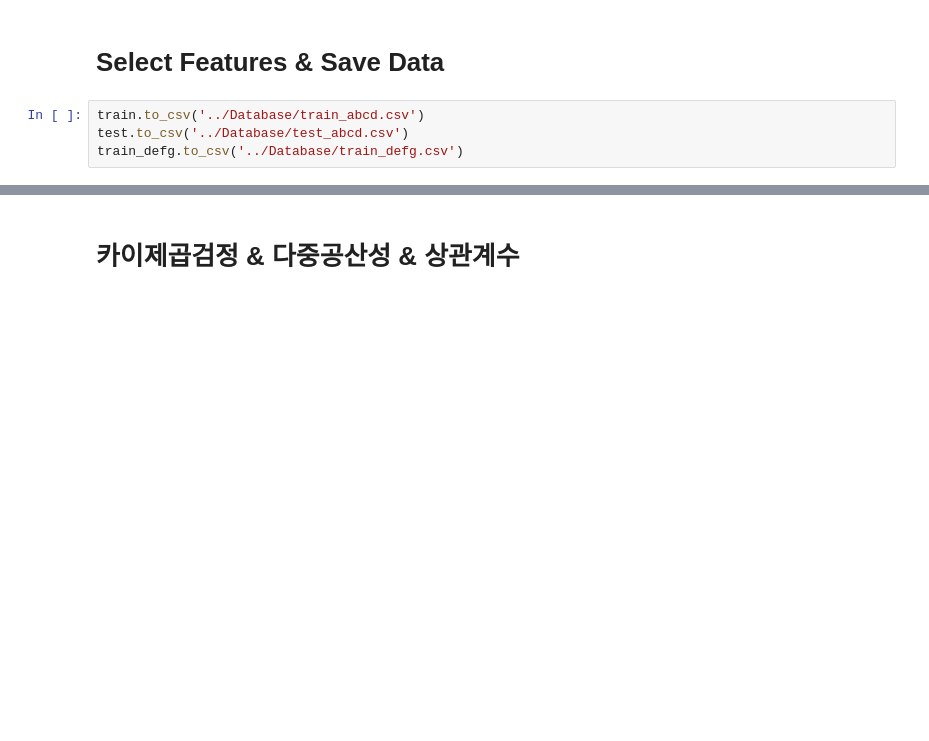
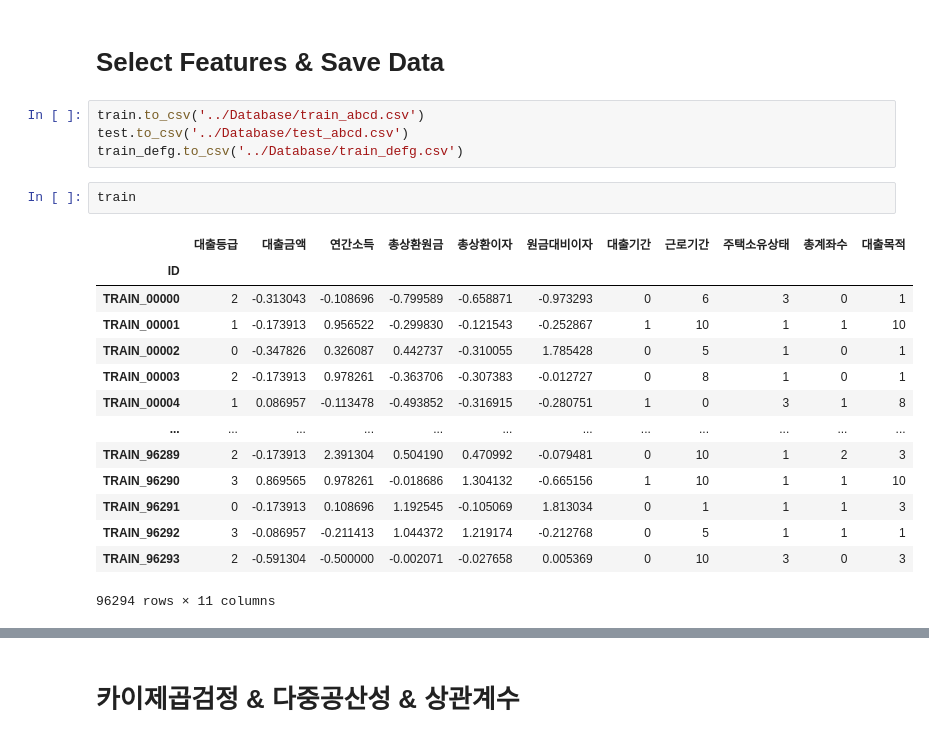
Before and after one commit to kimjuhwan1234/Customer_Loan_Rate_Classification, a Jupyter notebook: Codes/0_Preprocessing.ipynb, the cells around one changed output, grey strips where cells are left out. Saved outputs shown, nothing was run; the diff lists cells and outputs as text; blank space fills up the shorter version.

```diff
--- a/Codes/0_Preprocessing.ipynb
+++ b/Codes/0_Preprocessing.ipynb
@@ -281,3 +307,20 @@ Random Forest Accuracy: 0.8891946622358378
 train.to_csv('../Database/train_abcd.csv')
 test.to_csv('../Database/test_abcd.csv')
 train_defg.to_csv('../Database/train_defg.csv')
+# %%
+train
+# %% [output]
+|  | 대출등급 | 대출금액 | 연간소득 | 총상환원금 | 총상환이자 | 원금대비이자 | 대출기간 | 근로기간 | 주택소유상태 | 총계좌수 | 대출목적 |
+| ID |  |  |  |  |  |  |  |  |  |  |  |
+| TRAIN_00000 | 2 | -0.313043 | -0.108696 | -0.799589 | -0.658871 | -0.973293 | 0 | 6 | 3 | 0 | 1 |
+| TRAIN_00001 | 1 | -0.173913 | 0.956522 | -0.299830 | -0.121543 | -0.252867 | 1 | 10 | 1 | 1 | 10 |
+| TRAIN_00002 | 0 | -0.347826 | 0.326087 | 0.442737 | -0.310055 | 1.785428 | 0 | 5 | 1 | 0 | 1 |
+| TRAIN_00003 | 2 | -0.173913 | 0.978261 | -0.363706 | -0.307383 | -0.012727 | 0 | 8 | 1 | 0 | 1 |
+| TRAIN_00004 | 1 | 0.086957 | -0.113478 | -0.493852 | -0.316915 | -0.280751 | 1 | 0 | 3 | 1 | 8 |
+| ... | ... | ... | ... | ... | ... | ... | ... | ... | ... | ... | ... |
+| TRAIN_96289 | 2 | -0.173913 | 2.391304 | 0.504190 | 0.470992 | -0.079481 | 0 | 10 | 1 | 2 | 3 |
+| TRAIN_96290 | 3 | 0.869565 | 0.978261 | -0.018686 | 1.304132 | -0.665156 | 1 | 10 | 1 | 1 | 10 |
+| TRAIN_96291 | 0 | -0.173913 | 0.108696 | 1.192545 | -0.105069 | 1.813034 | 0 | 1 | 1 | 1 | 3 |
+| TRAIN_96292 | 3 | -0.086957 | -0.211413 | 1.044372 | 1.219174 | -0.212768 | 0 | 5 | 1 | 1 | 1 |
+| TRAIN_96293 | 2 | -0.591304 | -0.500000 | -0.002071 | -0.027658 | 0.005369 | 0 | 10 | 3 | 0 | 3 |
+96294 rows × 11 columns
```
Also changed, not shown: parts of 11 cells of this notebook, 9 other files.
